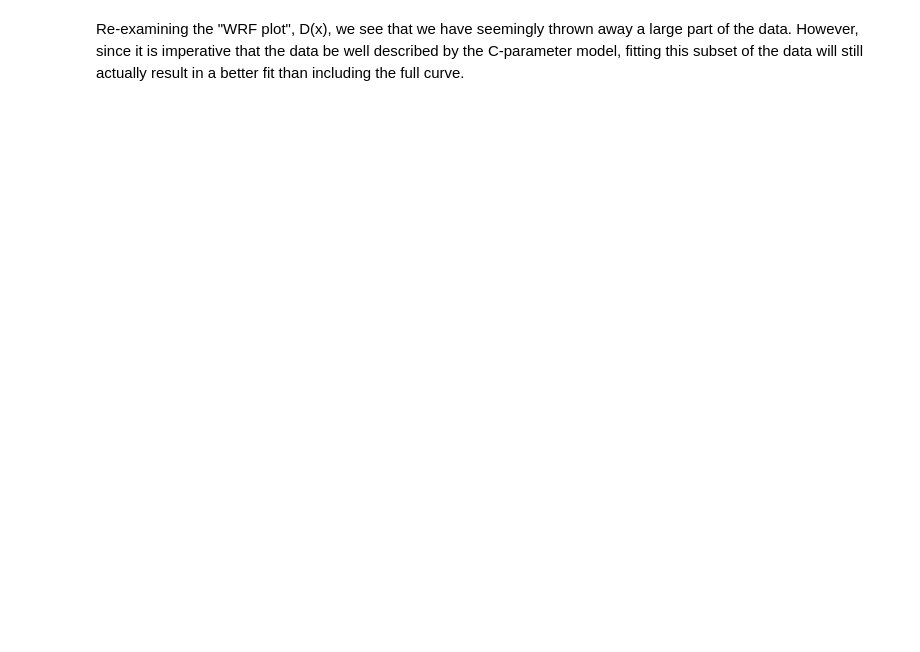
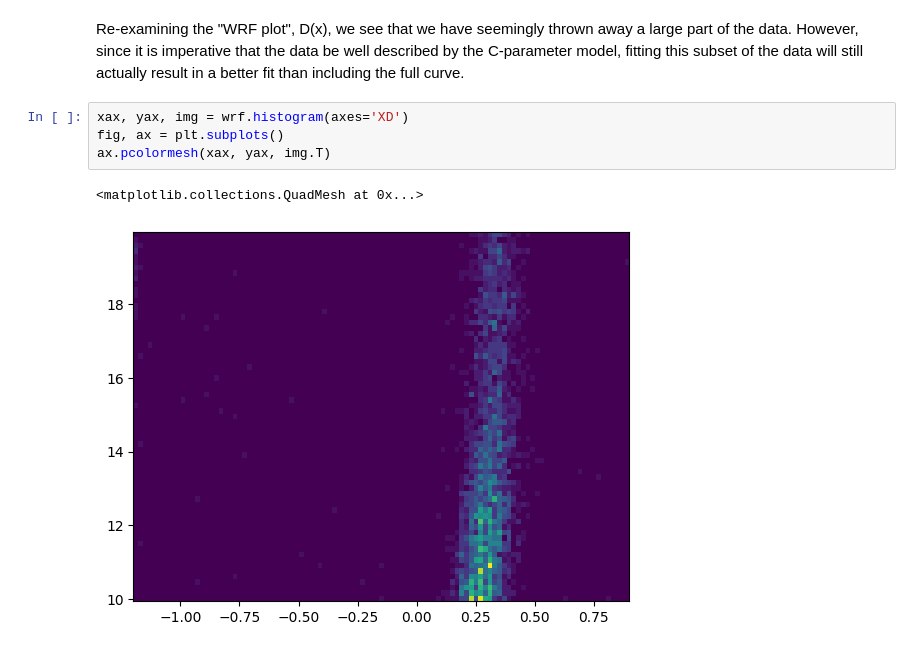
Before and after one commit to pheuer/cr39py, a Jupyter notebook: docs/source/notebooks/analyze_wrf.ipynb, the cells around one changed output. Drawn from its saved outputs; the diff is of its cells as text; blank space fills up the shorter version.

```diff
--- a/docs/source/notebooks/analyze_wrf.ipynb
+++ b/docs/source/notebooks/analyze_wrf.ipynb
@@ -88,2 +92,9 @@ wrf.plot(axes=('X', 'D'));
 # %% [markdown]
 Re-examining the "WRF plot", D(x), we see that we have seemingly thrown away a large part of the data. However, since it is imperative that the data be well described by the C-parameter model, fitting this subset of the data will still actually result in a better fit than including the full curve.
+# %%
+xax, yax, img = wrf.histogram(axes='XD')
+fig, ax = plt.subplots()
+ax.pcolormesh(xax, yax, img.T)
+# %% [output]
+<matplotlib.collections.QuadMesh at 0x...>
+[figure, added]
```
Also changed, not shown: parts of 9 cells of this notebook, 2 other files.
